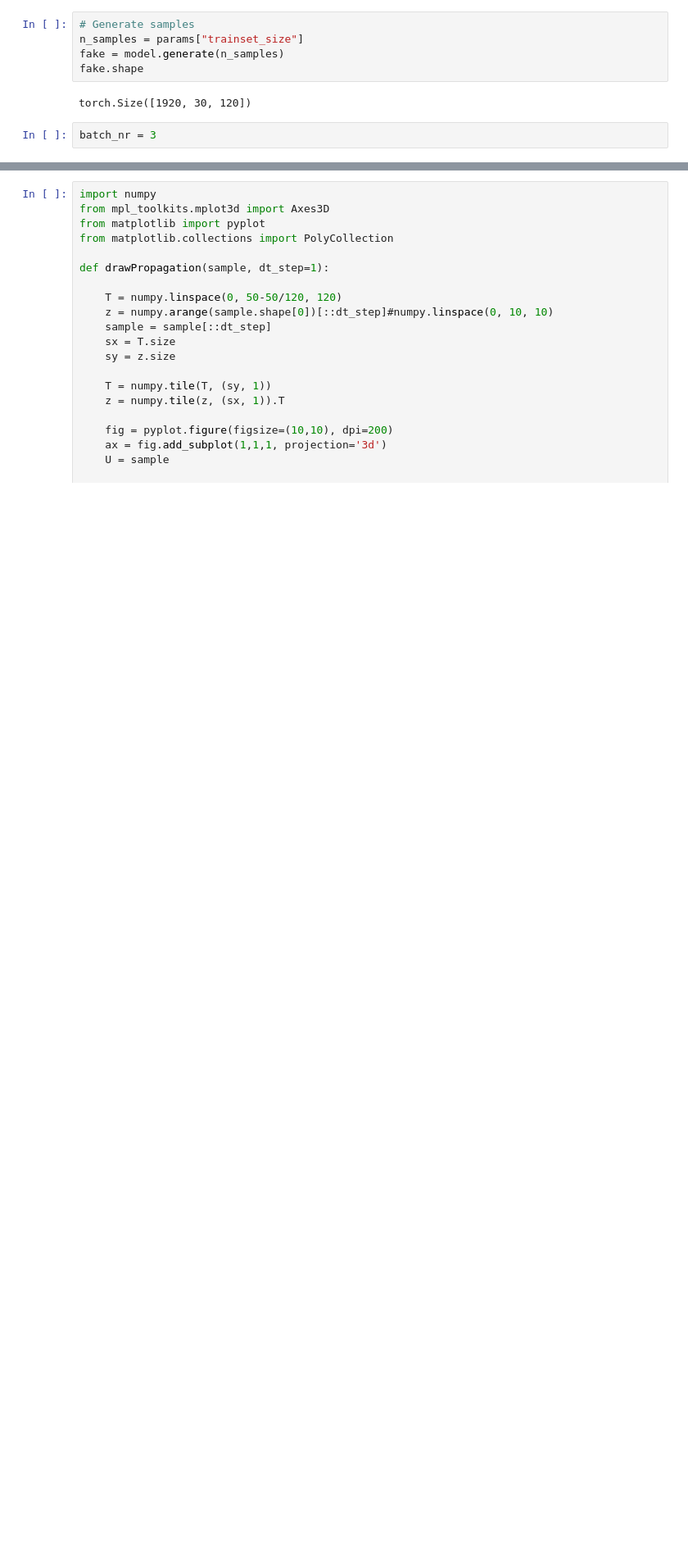
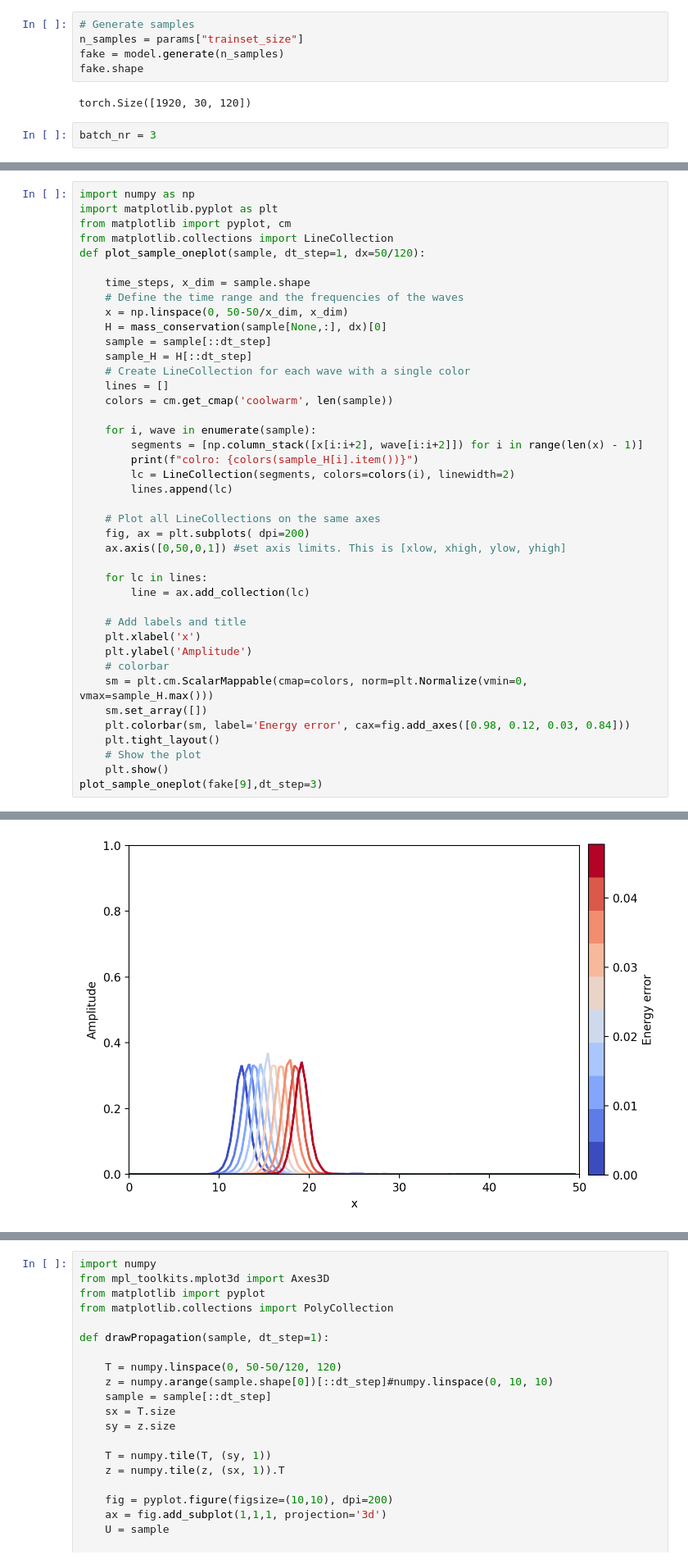
Before and after one commit to Kohmann/master-GAN, a Jupyter notebook: COTGAN/model_sampling.ipynb, the cells around one changed output, grey strips where cells are left out. Shown at 82% size. Cells and saved outputs as stored; diff of their text form; blank space fills up the shorter version.

```diff
--- a/COTGAN/model_sampling.ipynb
+++ b/COTGAN/model_sampling.ipynb
@@ -183,0 +186,42 @@ Mean H: 0.006957322359085083
+# %%
+import numpy as np
+import matplotlib.pyplot as plt
+from matplotlib import pyplot, cm
+from matplotlib.collections import LineCollection
+def plot_sample_oneplot(sample, dt_step=1, dx=50/120):
+
+    time_steps, x_dim = sample.shape
+    # Define the time range and the frequencies of the waves
+    x = np.linspace(0, 50-50/x_dim, x_dim)
+    H = mass_conservation(sample[None,:], dx)[0]
+    sample = sample[::dt_step]
+    sample_H = H[::dt_step]
+    # Create LineCollection for each wave with a single color
+    lines = []
+    colors = cm.get_cmap('coolwarm', len(sample))
+
+    for i, wave in enumerate(sample):
+        segments = [np.column_stack([x[i:i+2], wave[i:i+2]]) for i in range(len(x) - 1)]
+        print(f"colro: {colors(sample_H[i].item())}")
+        lc = LineCollection(segments, colors=colors(i), linewidth=2)
+        lines.append(lc)
+
+    # Plot all LineCollections on the same axes
+    fig, ax = plt.subplots( dpi=200)
+    ax.axis([0,50,0,1]) #set axis limits. This is [xlow, xhigh, ylow, yhigh]
+
+    for lc in lines:
+        line = ax.add_collection(lc)
+
+    # Add labels and title
+    plt.xlabel('x')
+    plt.ylabel('Amplitude')
+    # colorbar
+    sm = plt.cm.ScalarMappable(cmap=colors, norm=plt.Normalize(vmin=0, vmax=sample_H.max()))
+    sm.set_array([])
+    plt.colorbar(sm, label='Energy error', cax=fig.add_axes([0.98, 0.12, 0.03, 0.84]))
+    plt.tight_layout()
+    # Show the plot
+    plt.show()
+plot_sample_oneplot(fake[9],dt_step=3)
+# %% [output]
@@ -183,0 +238 @@ Mean H: 0.006957322359085083
+[figure, added]
```
Also changed, not shown: parts of 19 cells of this notebook, 2 other files.
